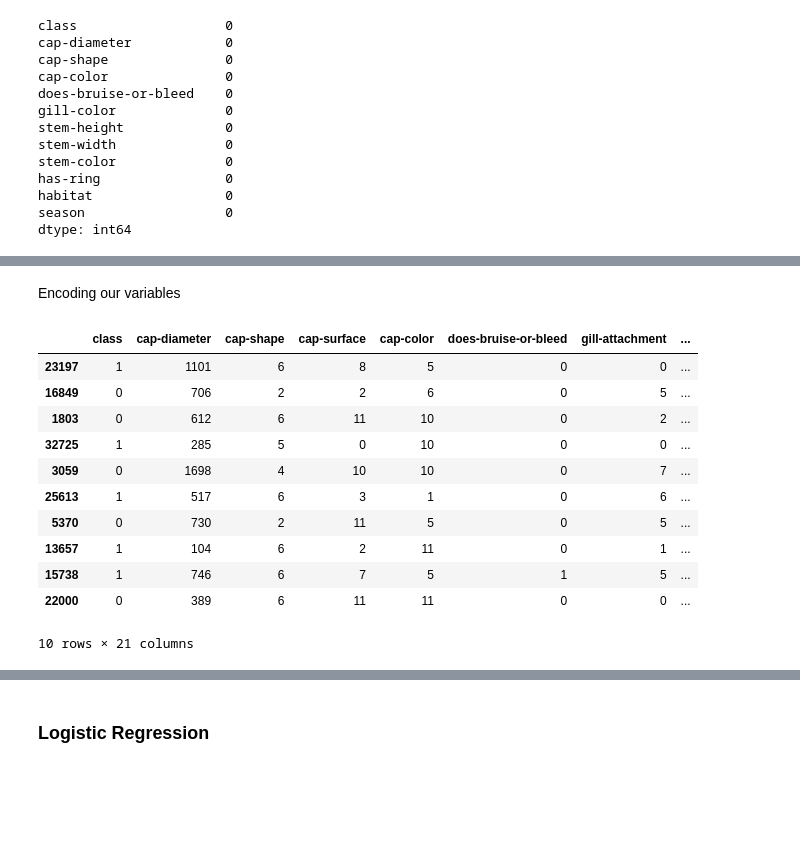
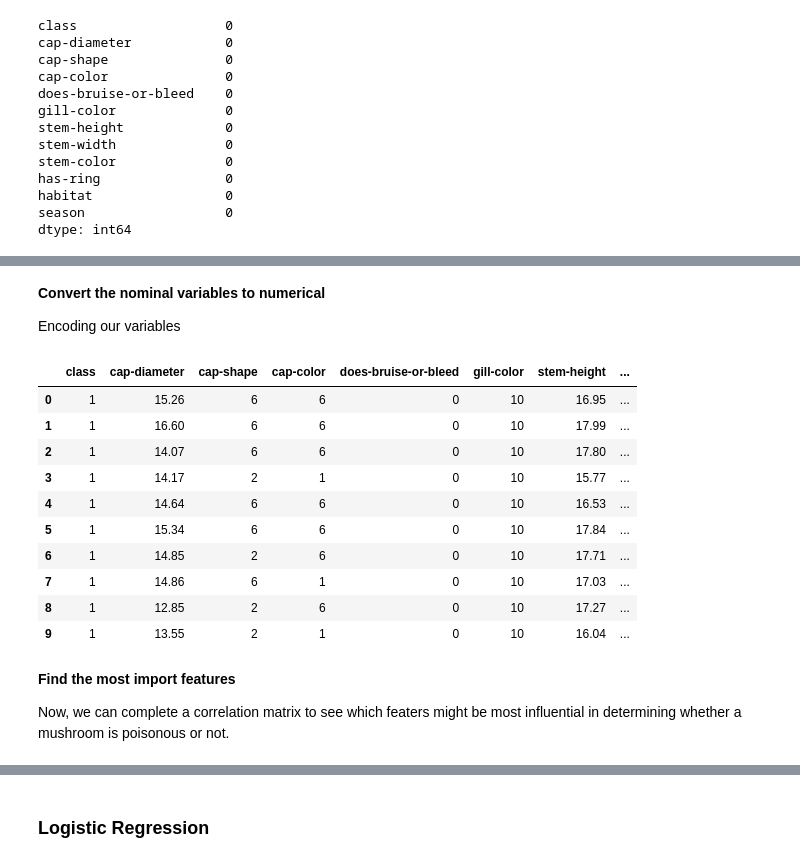
Before and after one commit to artolon/Final-Project, a Jupyter notebook: Mushroom-Exploration.ipynb, the cells around one changed output, grey strips where cells are left out. Saved outputs shown, nothing was run; the diff lists cells and outputs as text; code cells hidden in the pictures; blank space fills up the shorter version.

```diff
--- a/Mushroom-Exploration.ipynb
+++ b/Mushroom-Exploration.ipynb
@@ -238,28 +250,39 @@ dtype: int64
 # %% [markdown]
+**Convert the nominal variables to numerical**
+
 Encoding our variables
 # %%
+# Drop the numerical values so that we do not encode them
+to_convert = complete_mushroom.drop(['cap-diameter', 'stem-height', 'stem-width'], axis=1)
+# Format the columns as a list
+to_convert = to_convert.columns.tolist()
+
+
 # Encode nominal variables
 from sklearn.preprocessing import LabelEncoder
 
 # Instantiate the label encoder
 le = LabelEncoder()
 
 # Iterate through the columns in the mushroom data set
-for col in mushroom.columns:
+for col in to_convert:
     # fit the encoder to our data
-    mushroom[col] = le.fit_transform(mushroom[col])
+    complete_mushroom[col] = le.fit_transform(complete_mushroom[col])
 
-mushroom.sample(10)
+complete_mushroom.head(10)
 # %% [output]
-|  | class | cap-diameter | cap-shape | cap-surface | cap-color | does-bruise-or-bleed | gill-attachment | ... |
-| 23197 | 1 | 1101 | 6 | 8 | 5 | 0 | 0 | ... |
-| 16849 | 0 | 706 | 2 | 2 | 6 | 0 | 5 | ... |
-| 1803 | 0 | 612 | 6 | 11 | 10 | 0 | 2 | ... |
-| 32725 | 1 | 285 | 5 | 0 | 10 | 0 | 0 | ... |
-| 3059 | 0 | 1698 | 4 | 10 | 10 | 0 | 7 | ... |
-| 25613 | 1 | 517 | 6 | 3 | 1 | 0 | 6 | ... |
-| 5370 | 0 | 730 | 2 | 11 | 5 | 0 | 5 | ... |
-| 13657 | 1 | 104 | 6 | 2 | 11 | 0 | 1 | ... |
-| 15738 | 1 | 746 | 6 | 7 | 5 | 1 | 5 | ... |
-| 22000 | 0 | 389 | 6 | 11 | 11 | 0 | 0 | ... |
+|  | class | cap-diameter | cap-shape | cap-color | does-bruise-or-bleed | gill-color | stem-height | ... |
+| 0 | 1 | 15.26 | 6 | 6 | 0 | 10 | 16.95 | ... |
+| 1 | 1 | 16.60 | 6 | 6 | 0 | 10 | 17.99 | ... |
+| 2 | 1 | 14.07 | 6 | 6 | 0 | 10 | 17.80 | ... |
+| 3 | 1 | 14.17 | 2 | 1 | 0 | 10 | 15.77 | ... |
+| 4 | 1 | 14.64 | 6 | 6 | 0 | 10 | 16.53 | ... |
+| 5 | 1 | 15.34 | 6 | 6 | 0 | 10 | 17.84 | ... |
+| 6 | 1 | 14.85 | 2 | 6 | 0 | 10 | 17.71 | ... |
+| 7 | 1 | 14.86 | 6 | 1 | 0 | 10 | 17.03 | ... |
+| 8 | 1 | 12.85 | 2 | 6 | 0 | 10 | 17.27 | ... |
+| 9 | 1 | 13.55 | 2 | 1 | 0 | 10 | 16.04 | ... |
-10 rows × 21 columns
+# %% [markdown]
+**Find the most import features**
+
+Now, we can complete a correlation matrix to see which featers might be most influential in determining whether a mushroom is poisonous or not.
```
Also changed, not shown: parts of 19 cells of this notebook.
